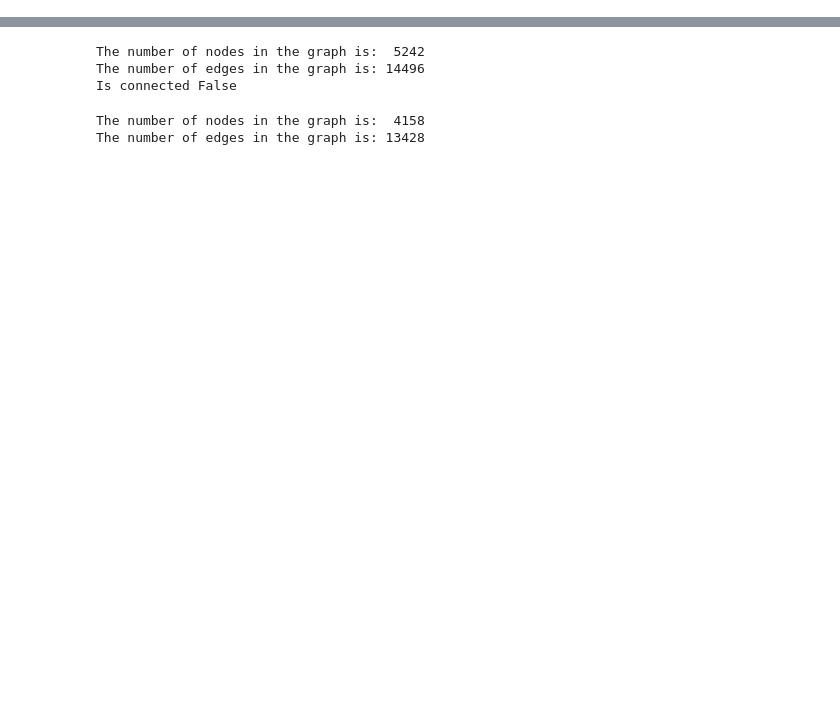
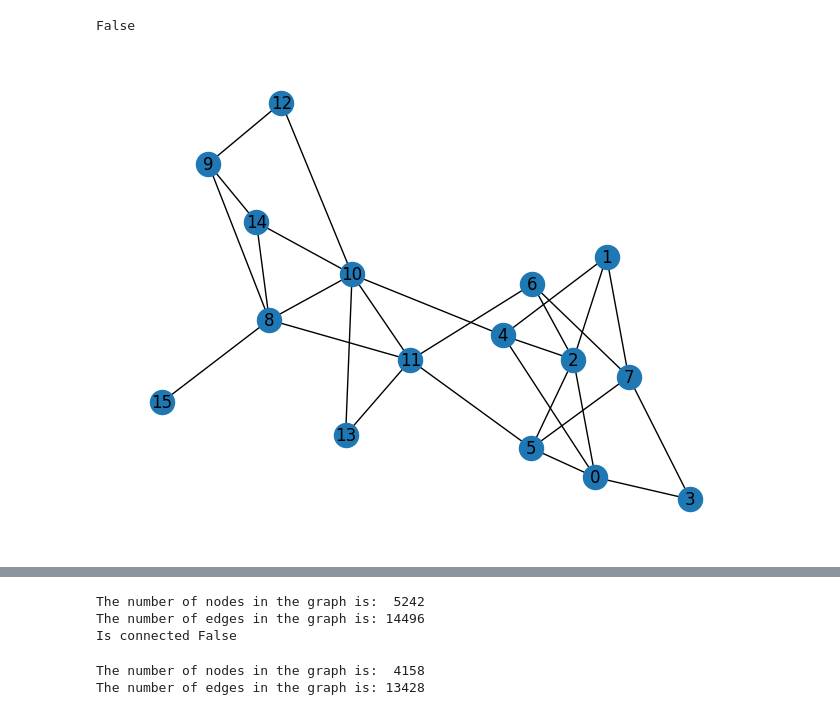
Before and after one commit to Arefay97/Social-Media-Analytics---Project, a Jupyter notebook: apply_louvain.ipynb, the cells around one changed output, grey strips where cells are left out. Saved outputs shown, nothing was run; the diff lists cells and outputs as text; code cells hidden in the pictures; blank space fills up the shorter version.

```diff
--- a/apply_louvain.ipynb
+++ b/apply_louvain.ipynb
@@ -3,3 +3,12 @@ from Louvain_algo import Louvain_algo
 import networkx as nx
 import utils
 import pickle
+# %%
+nodes = [(0,3),(1,7),(1,2),(1,4),(0,2),(0,4),(0,5),(2,4),(2,5),(2,6),(3,7),(5,7),(5,11),(6,7),(6,11),(8,11),(8,9),(8,10),(4,10),(8,14),(8,15),(9,14),(9,12),(10,11),(10,13),(10,12),(10,14),(11,13)]
+G = nx.Graph()
+G.add_edges_from(nodes)
+nx.draw(G,with_labels=True)
+G.has_edge(0,7)
+# %% [output]
+False
+[figure, added]
```
Also changed, not shown: parts of 22 cells of this notebook, 2 other files.
